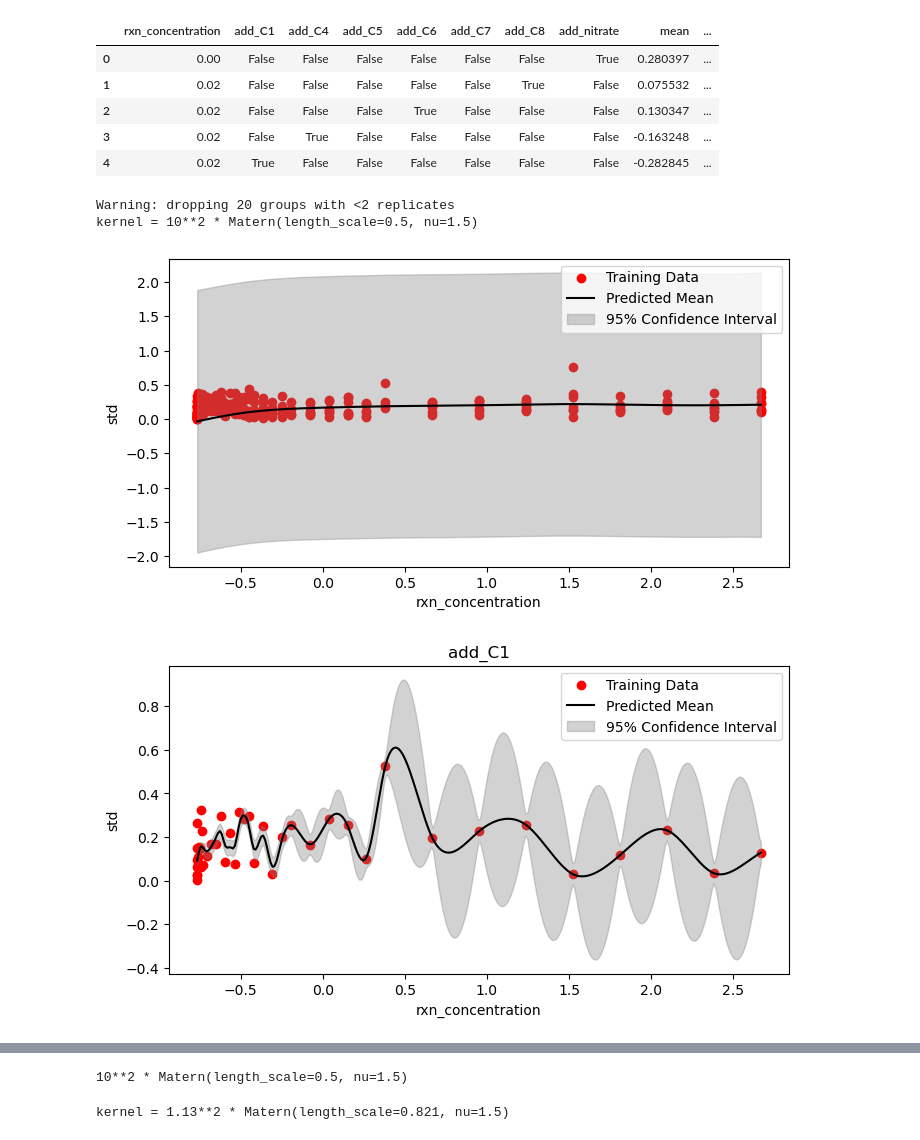
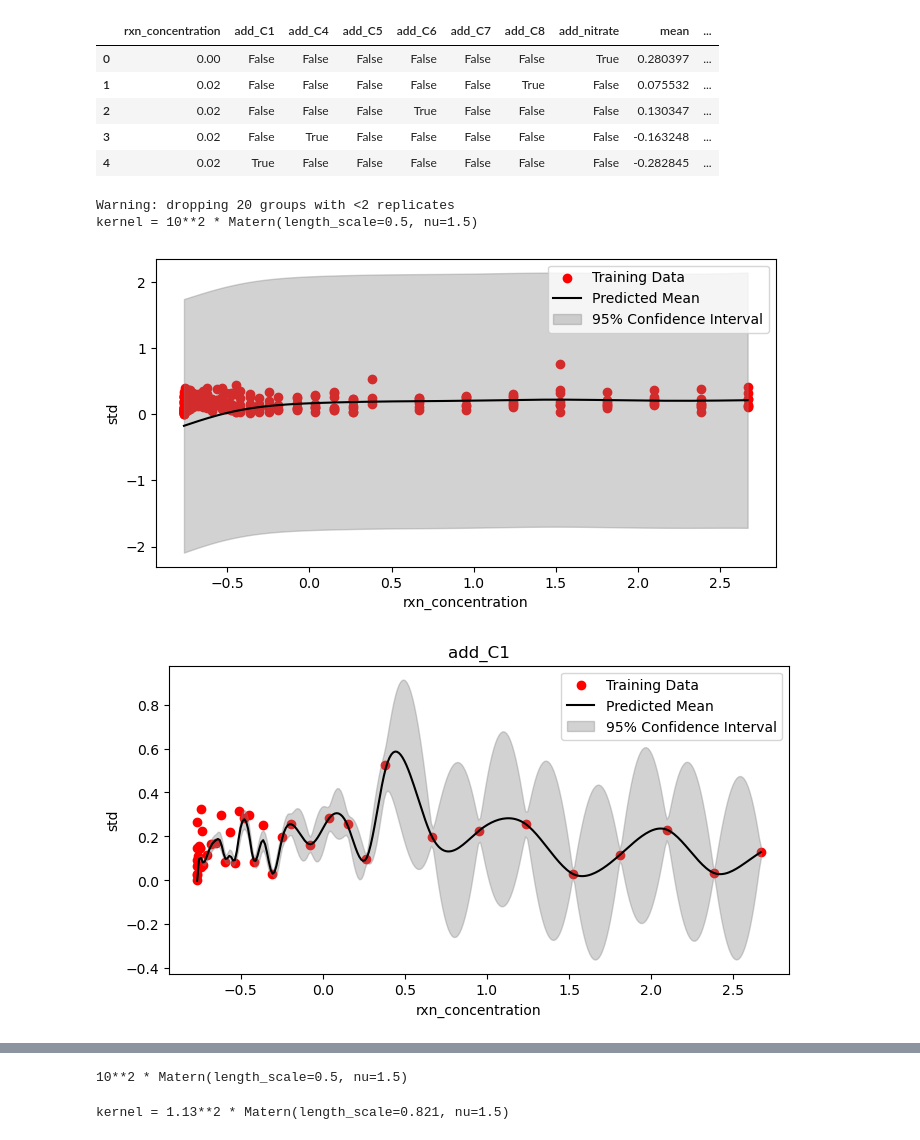
Before and after one commit to Hendricks-Laboratory/CRISIS-Autonomous-Reproducibility-Tool, a Jupyter notebook: gpr copy.ipynb, the cells around one changed output, grey strips where cells are left out. Cells and saved outputs as stored; diff of their text form; code cells hidden in the pictures.

```diff
--- a/gpr copy.ipynb
+++ b/gpr copy.ipynb
@@ -295,35 +295,35 @@ gp = fit_gp(
     controlVars=control_vars,
     kernel=kernel,
     outputVar="std",
-    noise="constant"
+    noise="std"
 )
 
 plot_gp(
         gp_data,
         gp,
         controlVars=control_vars,
         yVar='std',
         xVar='rxn_concentration',
     )
 
 for add in additive_cols:
     fixedVals = {col: 0 for col in additive_cols}
     fixedVals[add] = 1
 
     plot_gp(
         gp_data,
         gp,
         controlVars=control_vars,
         xVar='rxn_concentration',
         yVar='std',
         fixedVals=fixedVals,
         title=add
     )
 
 
 print(gp.kernel_)
 # %% [output]
 Warning: dropping 20 groups with <2 replicates
 kernel = 10**2 * Matern(length_scale=0.5, nu=1.5)
-[figure, old version]
+[figure, new version]
-[figure, old version]
+[figure, new version]
```
Also changed, not shown: parts of 3 cells of this notebook, 7 other files.
